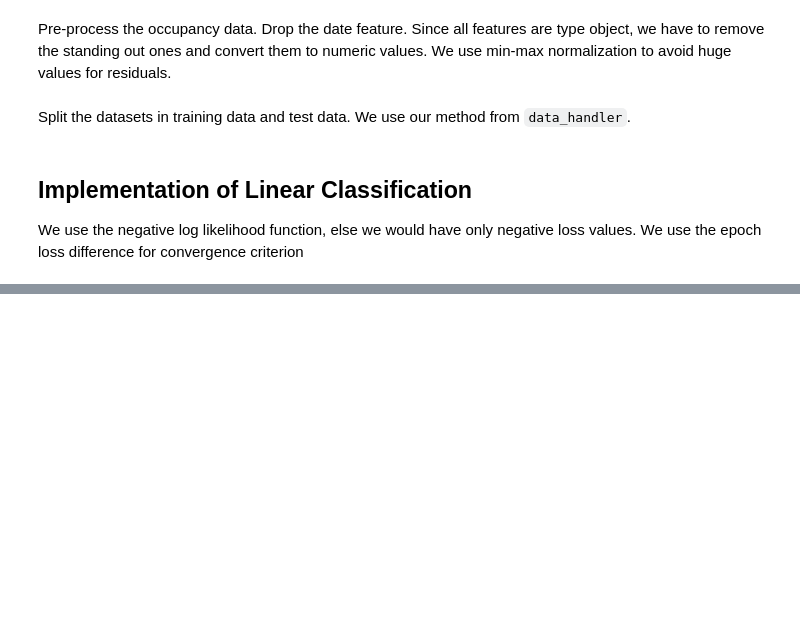
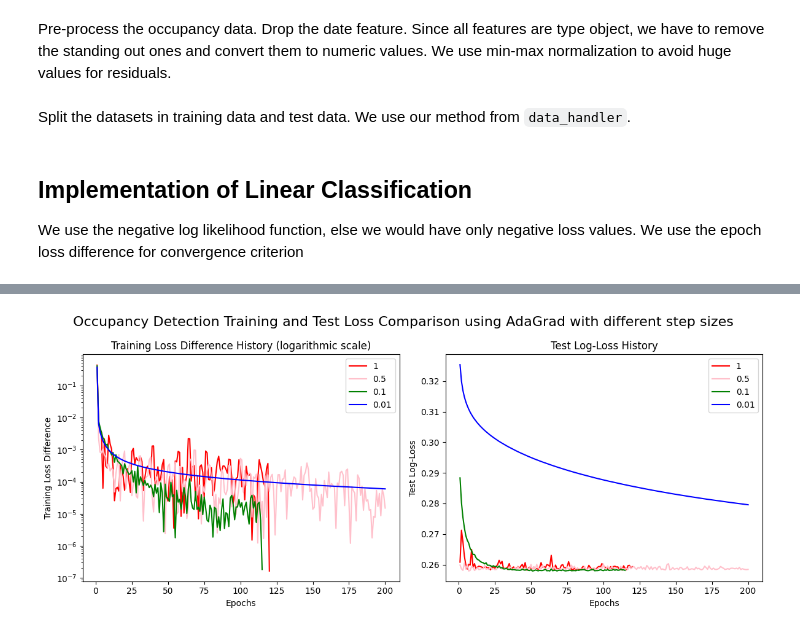
Before and after one commit to moOritzl/bachelorpraktikum-applied-machine-learning, a Jupyter notebook: Week_04/Linear_Classification_AdaGrad.ipynb, the cells around one changed output, grey strips where cells are left out. Saved outputs shown, nothing was run; the diff lists cells and outputs as text; code cells hidden in the pictures; blank space fills up the shorter version.

```diff
--- a/Week_04/Linear_Classification_AdaGrad.ipynb
+++ b/Week_04/Linear_Classification_AdaGrad.ipynb
@@ -155,0 +301,17 @@ plt.close()
+# %%
+model_bank_ada_grad = LinearClassifierAdaGrad()
+bank_eld_ada_grad_1, bank_tlh_ada_grad_1 = model_bank_ada_grad.fit(X_bank_marketing_train, y_bank_marketing_train,
+                                                                   X_bank_marketing_test, y_bank_marketing_test, 200,
+                                                                   initial_learning_rate=1, tolerance=1e-6)
+
+bank_eld_ada_grad_05, bank_tlh_ada_grad_05 = model_bank_ada_grad.fit(X_bank_marketing_train, y_bank_marketing_train,
+                                                                     X_bank_marketing_test, y_bank_marketing_test, 200,
+                                                                     initial_learning_rate=0.5, tolerance=1e-6)
+
+bank_eld_ada_grad_01, bank_tlh_ada_grad_01 = model_bank_ada_grad.fit(X_bank_marketing_train, y_bank_marketing_train,
+                                                                     X_bank_marketing_test, y_bank_marketing_test, 200,
+                                                                     initial_learning_rate=0.1, tolerance=1e-6)
+
+bank_eld_ada_grad_001, bank_tlh_ada_grad_001 = model_bank_ada_grad.fit(X_bank_marketing_train, y_bank_marketing_train,
+                                                                       X_bank_marketing_test, y_bank_marketing_test,
+                                                                       200, initial_learning_rate=0.01, tolerance=1e-6)
@@ -155,0 +323,30 @@ plt.close()
+# %%
+fig, axes = plt.subplots(1, 2, figsize=(12, 5))
+
+axes[0].plot(range(1, len(bank_eld_ada_grad_1) + 1), bank_eld_ada_grad_1, label='1', color="red")
+axes[0].plot(range(1, len(bank_eld_ada_grad_05) + 1), bank_eld_ada_grad_05, label='0.5', color="pink")
+axes[0].plot(range(1, len(bank_eld_ada_grad_01) + 1), bank_eld_ada_grad_01, label='0.1', color="green")
+axes[0].plot(range(1, len(bank_eld_ada_grad_001) + 1), bank_eld_ada_grad_001, label='0.01', color="blue")
+axes[0].set_xlabel('Epochs')
+axes[0].set_ylabel('Training Loss Difference')
+axes[0].set_yscale('log')
+axes[0].legend()
+axes[0].set_title('Training Loss Difference History (logarithmic scale)')
+
+axes[1].plot(range(1, len(bank_tlh_ada_grad_1) + 1), bank_tlh_ada_grad_1, label='1', color="red")
+axes[1].plot(range(1, len(bank_tlh_ada_grad_05) + 1), bank_tlh_ada_grad_05, label='0.5', color="pink")
+axes[1].plot(range(1, len(bank_tlh_ada_grad_01) + 1), bank_tlh_ada_grad_01, label='0.1', color="green")
+axes[1].plot(range(1, len(bank_tlh_ada_grad_001) + 1), bank_tlh_ada_grad_001, label='0.01', color="blue")
+axes[1].set_xlabel('Epochs')
+axes[1].set_ylabel('Test Log-Loss')
+axes[1].legend()
+axes[1].set_title('Test Log-Loss History')
+
+fig.suptitle('Occupancy Detection Training and Test Loss Comparison using AdaGrad with different step sizes',
+             fontsize=16)
+
+plt.tight_layout()
+plt.show()
+plt.close()
+# %% [output]
+[figure, added]
```
Also changed, not shown: parts of 17 cells of this notebook.
